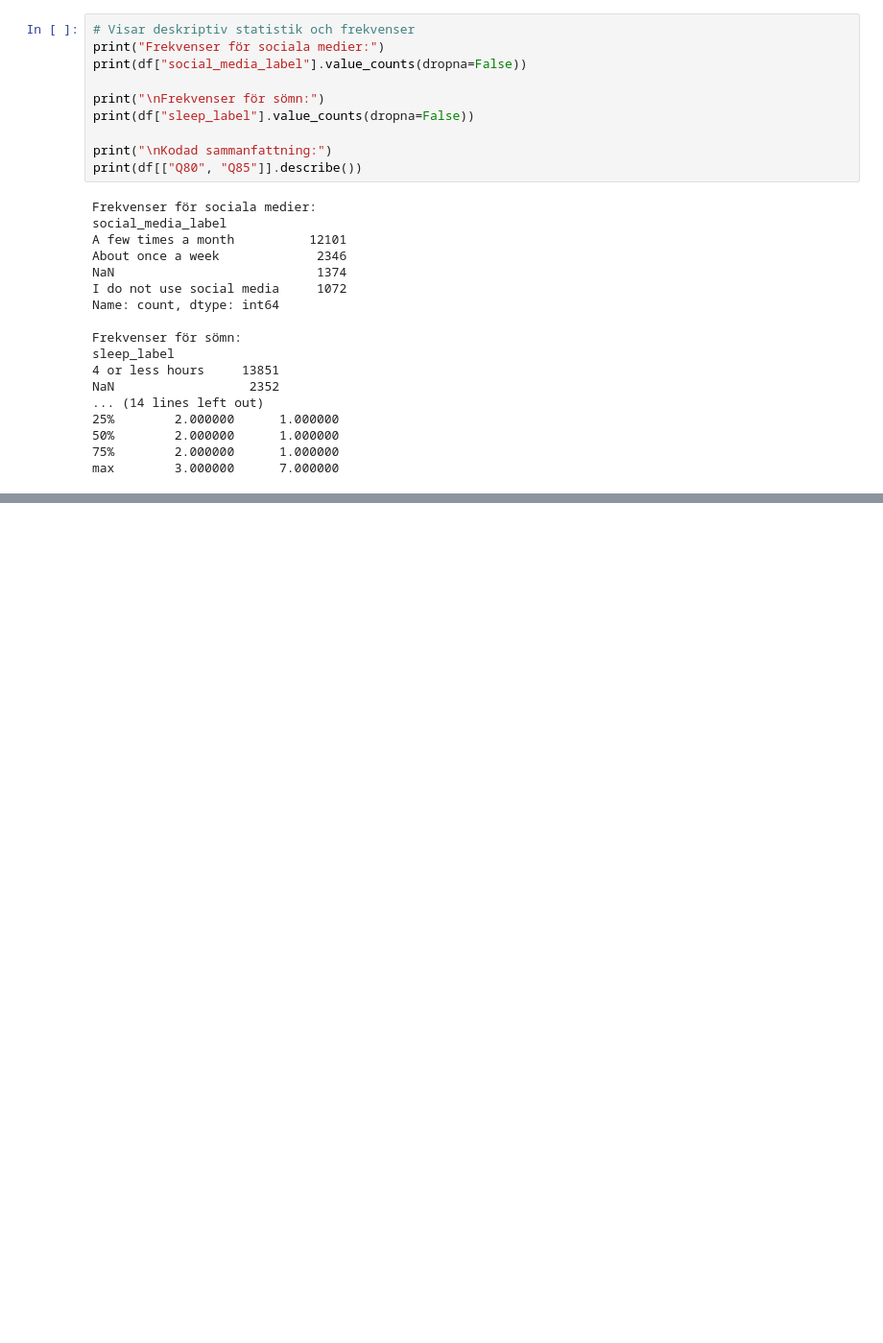
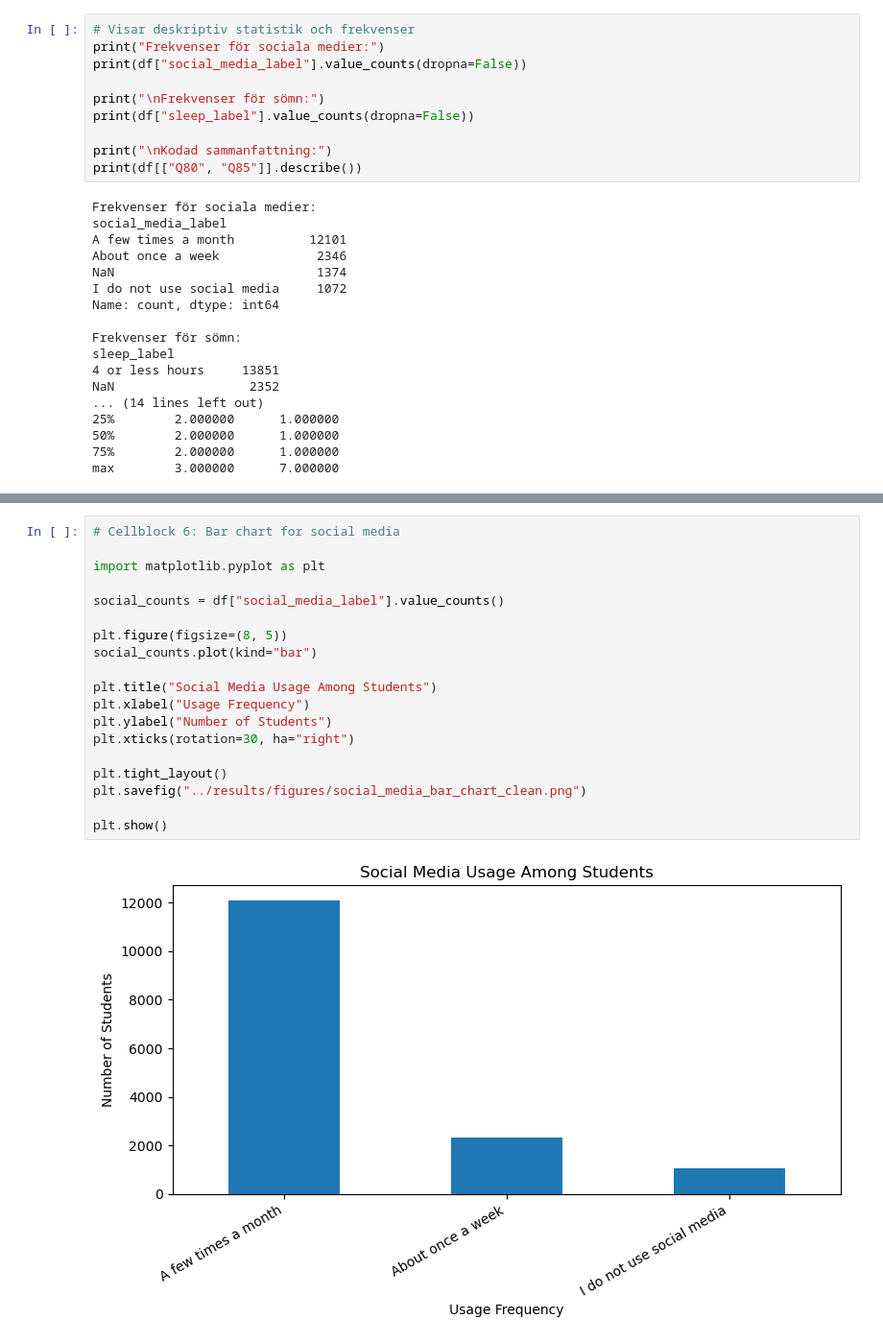
Before and after one commit to mahtabb90/yrbs-sleep-social-media-analysis, a Jupyter notebook: notebooks/yrbs_analysis.ipynb, the cells around one changed output, grey strips where cells are left out. Shown at 96% size. Cells and saved outputs as stored; diff of their text form; blank space fills up the shorter version.

Commit message:
Update Cellblock 6 with analysis and visualization

```diff
--- a/notebooks/yrbs_analysis.ipynb
+++ b/notebooks/yrbs_analysis.ipynb
@@ -103,0 +112,21 @@ max        3.000000      7.000000
+# %%
+# Cellblock 6: Bar chart for social media
+
+import matplotlib.pyplot as plt
+
+social_counts = df["social_media_label"].value_counts()
+
+plt.figure(figsize=(8, 5))
+social_counts.plot(kind="bar")
+
+plt.title("Social Media Usage Among Students")
+plt.xlabel("Usage Frequency")
+plt.ylabel("Number of Students")
+plt.xticks(rotation=30, ha="right")
+
+plt.tight_layout()
+plt.savefig("../results/figures/social_media_bar_chart_clean.png")
+
+plt.show()
+# %% [output]
+[figure, added]
```
Also changed, not shown: parts of 12 cells of this notebook.
